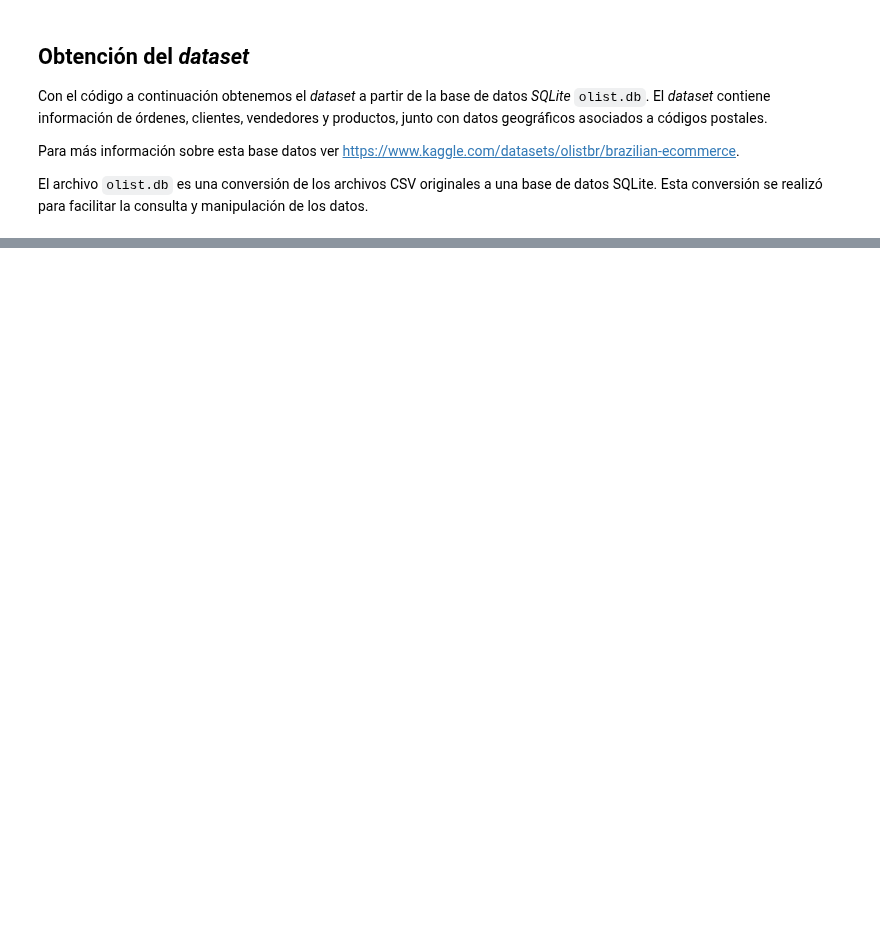
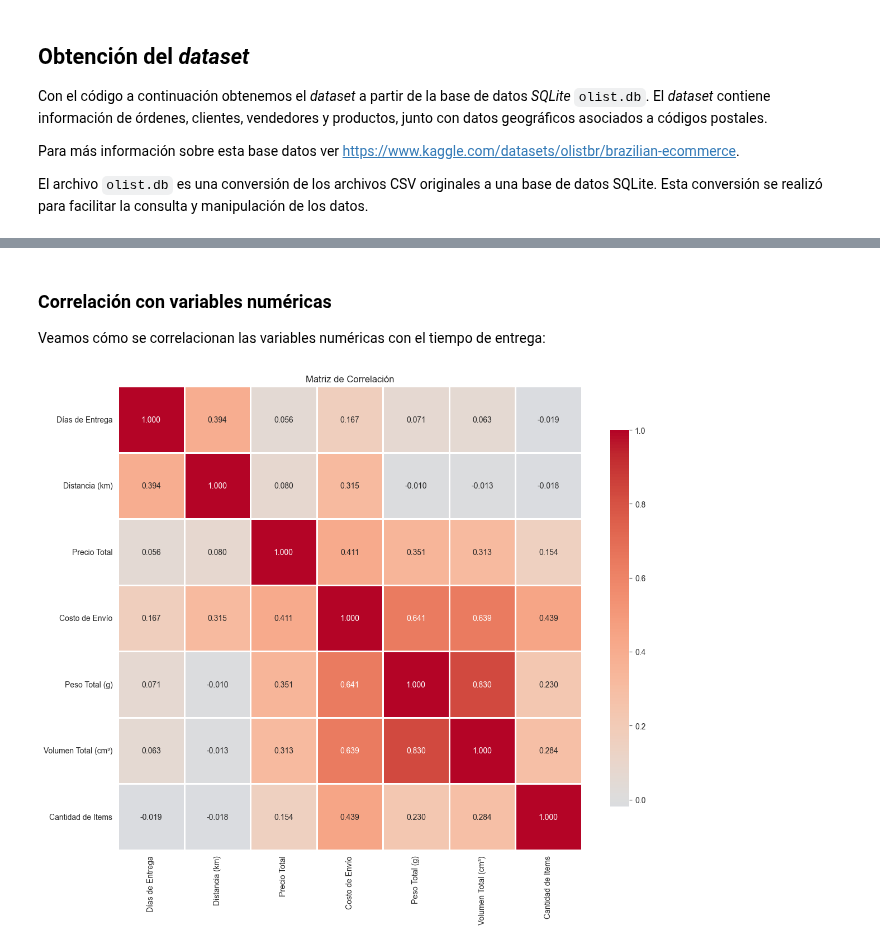
Before and after one commit to datwaft/aprendizaje_automatico, a Jupyter notebook: Proyecto/notebook.ipynb, the cells around one changed output, grey strips where cells are left out. Saved outputs shown, nothing was run; the diff lists cells and outputs as text; code cells hidden in the pictures; blank space fills up the shorter version.

```diff
--- a/Proyecto/notebook.ipynb
+++ b/Proyecto/notebook.ipynb
@@ -123,0 +287,34 @@ Con este último `df.info()` podemos ver que se obtuvo el _dataset_ de forma cor
+# %% [markdown]
+### Correlación con variables numéricas
+
+Veamos cómo se correlacionan las variables numéricas con el tiempo de entrega:
+# %%
+# Seleccionamos solo las columnas numéricas relevantes
+numeric_cols = [
+    "actual_delivery_days",
+    "distance_km",
+    "total_price",
+    "total_freight_value",
+    "total_weight_g",
+    "total_volume_cm3",
+    "item_count",
+]
+
+correlation_matrix = df[numeric_cols].corr()
+
+plt.figure(figsize=(12, 10))
+sns.heatmap(
+    correlation_matrix.rename(columns=column_names, index=column_names),
+    annot=True,
+    fmt=".3f",
+    cmap="coolwarm",
+    center=0,
+    square=True,
+    linewidths=1,
+    cbar_kws={"shrink": 0.8},
+)
+plt.title("Matriz de Correlación")
+plt.tight_layout()
+plt.show()
+# %% [output]
+[figure, added]
```
Also changed, not shown: parts of 19 cells of this notebook.
